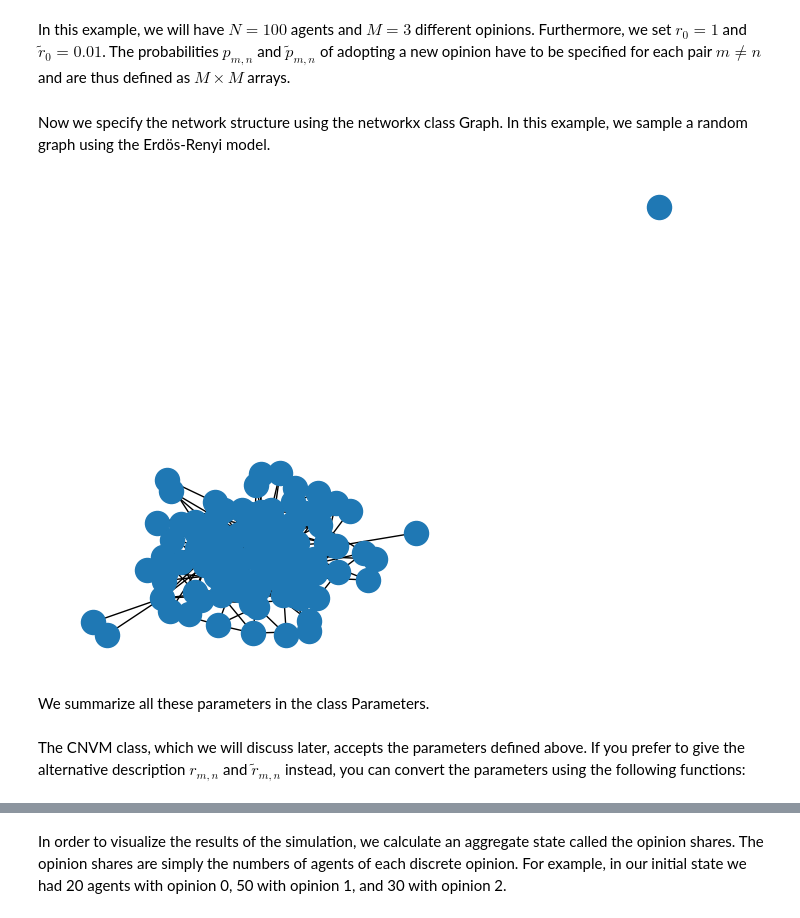
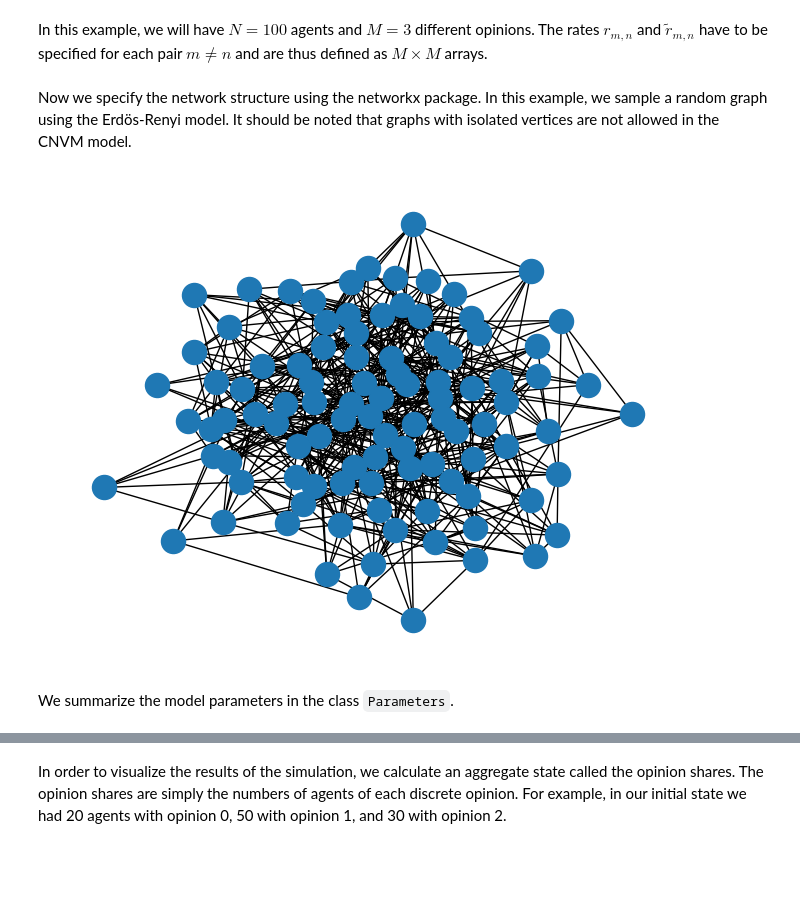
Before and after one commit to lueckem/cnvm, a Jupyter notebook: examples/demo.ipynb, the cells around one changed output, grey strips where cells are left out. Drawn from its saved outputs; the diff is of its cells as text; code cells hidden in the pictures; blank space fills up the shorter version.

```diff
--- a/examples/demo.ipynb
+++ b/examples/demo.ipynb
@@ -28,7 +21,7 @@ import networkx as nx
 import numpy as np
 from matplotlib import pyplot as plt
 # %% [markdown]
-In this example, we will have $N=100$ agents and $M=3$ different opinions. Furthermore, we set $r_0 = 1$ and $\tilde{r}_0 = 0.01$. The probabilities $p_{m,n}$ and $\tilde{p}_{m,n}$ of adopting a new opinion have to be specified for each pair $m\neq n$ and are thus defined as $M \times M$ arrays.
+In this example, we will have $N=100$ agents and $M=3$ different opinions. The rates $r_{m,n}$ and $\tilde{r}_{m,n}$ have to be specified for each pair $m\neq n$ and are thus defined as $M \times M$ arrays.
 # %%
 num_agents = 100
 num_opinions = 3
@@ -44,11 +35,12 @@ prob_noise = np.array([[0, .9, .7],
 # %% [markdown]
-Now we specify the network structure using the networkx class Graph. In this example, we sample a random graph using the Erdös-Renyi model.
+Now we specify the network structure using the networkx package. In this example, we sample a random graph using the Erdös-Renyi model.
+It should be noted that graphs with isolated vertices are not allowed in the CNVM model.
 # %%
-network = nx.erdos_renyi_graph(num_agents, p=0.05)
+network = nx.erdos_renyi_graph(num_agents, p=0.1)
 nx.draw(network)
 plt.show()
 # %% [output]
-[figure, old version]
+[figure, new version]
 # %% [markdown]
-We summarize all these parameters in the class Parameters.
+We summarize the model parameters in the class `Parameters`.
 # %%
@@ -61,2 +52,0 @@ params = cnvm.parameters.Parameters(num_opinions=num_opinions,
-# %% [markdown]
-The CNVM class, which we will discuss later, accepts the parameters defined above. If you prefer to give the alternative description $r_{m,n}$ and $\tilde{r}_{m,n}$ instead, you can convert the parameters using the following functions:
```
Also changed, not shown: parts of 12 cells of this notebook, 3 other files.
